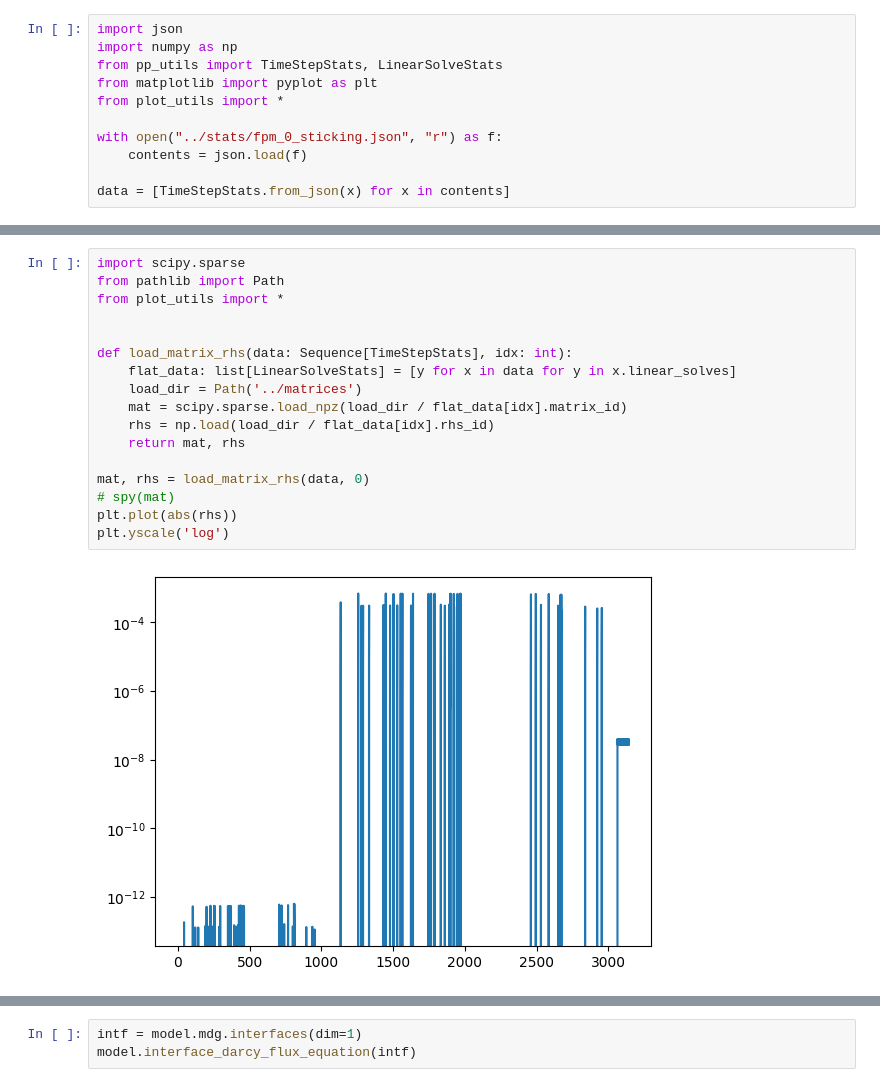
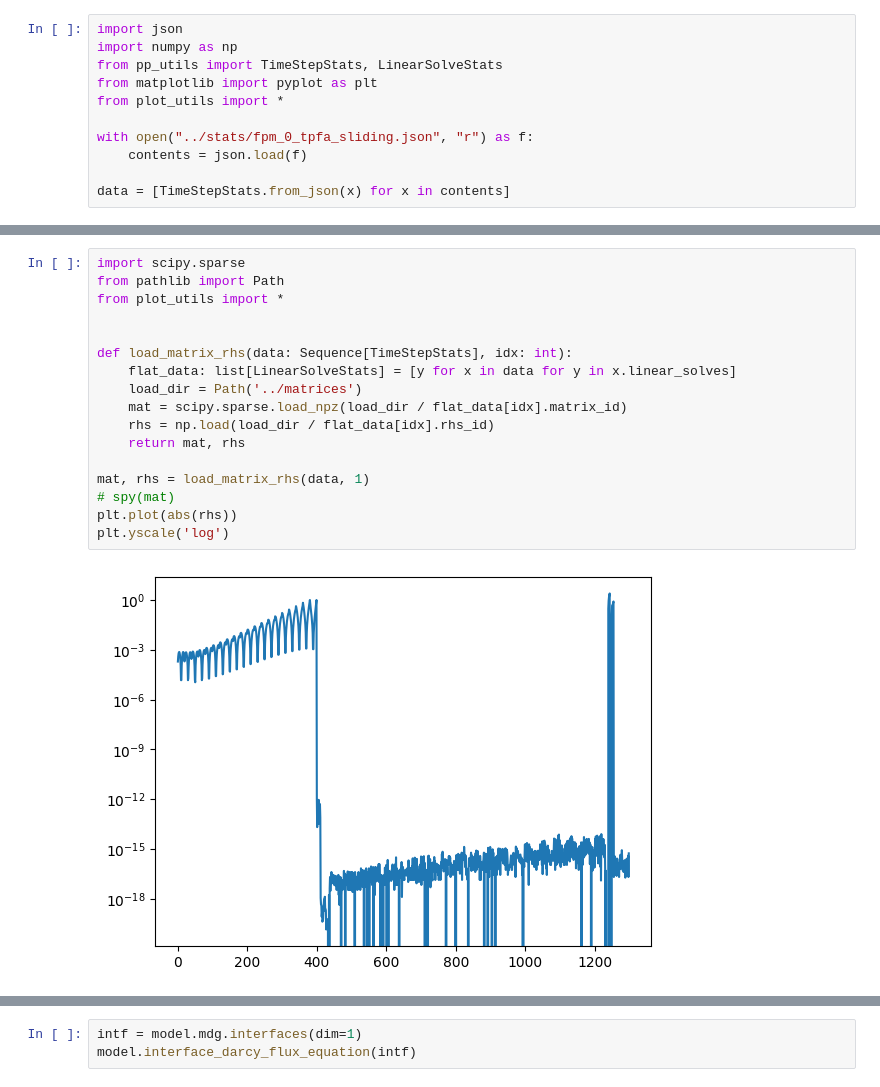
Before and after one commit to pmgbergen/FTHM-Solver, a Jupyter notebook: fpm/fpm_0_results.ipynb, the cells around one changed output, grey strips where cells are left out. Drawn from its saved outputs; the diff is of its cells as text.

```diff
--- a/fpm/fpm_0_results.ipynb
+++ b/fpm/fpm_0_results.ipynb
@@ -5,7 +5,7 @@ from pp_utils import TimeStepStats, LinearSolveStats
 from matplotlib import pyplot as plt
 from plot_utils import *
 
-with open("../stats/fpm_0_sticking.json", "r") as f:
+with open("../stats/fpm_0_tpfa_sliding.json", "r") as f:
     contents = json.load(f)
 
 data = [TimeStepStats.from_json(x) for x in contents]
@@ -34,22 +34,22 @@ No artists with labels found to put in legend.  Note that artists whose label st
 # %%
 import scipy.sparse
 from pathlib import Path
 from plot_utils import *
 
 
 def load_matrix_rhs(data: Sequence[TimeStepStats], idx: int):
     flat_data: list[LinearSolveStats] = [y for x in data for y in x.linear_solves]
     load_dir = Path('../matrices')
     mat = scipy.sparse.load_npz(load_dir / flat_data[idx].matrix_id)
     rhs = np.load(load_dir / flat_data[idx].rhs_id)
     return mat, rhs
 
-mat, rhs = load_matrix_rhs(data, 0)
+mat, rhs = load_matrix_rhs(data, 1)
 # spy(mat)
 plt.plot(abs(rhs))
 plt.yscale('log')
 # %% [output]
-[figure, old version]
+[figure, new version]
 # %%
 import porepy as pp
 import numpy as np
```
Also changed, not shown: parts of 17 cells of this notebook, 10 other files.
